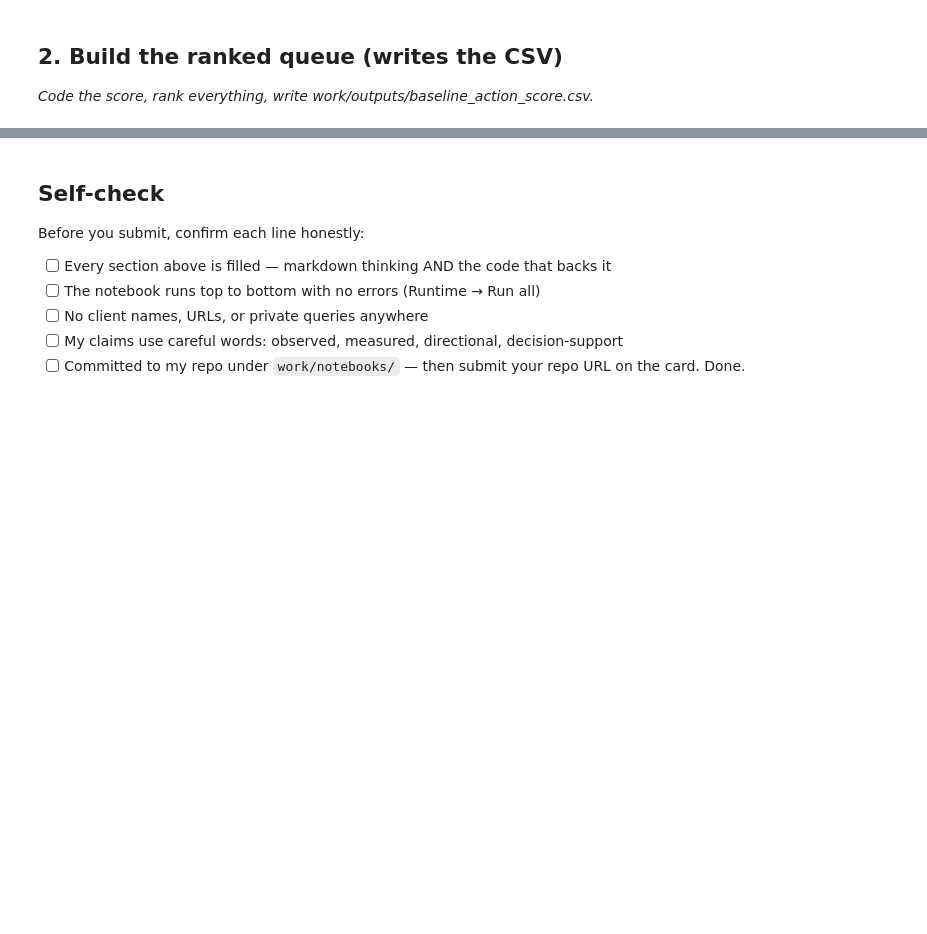
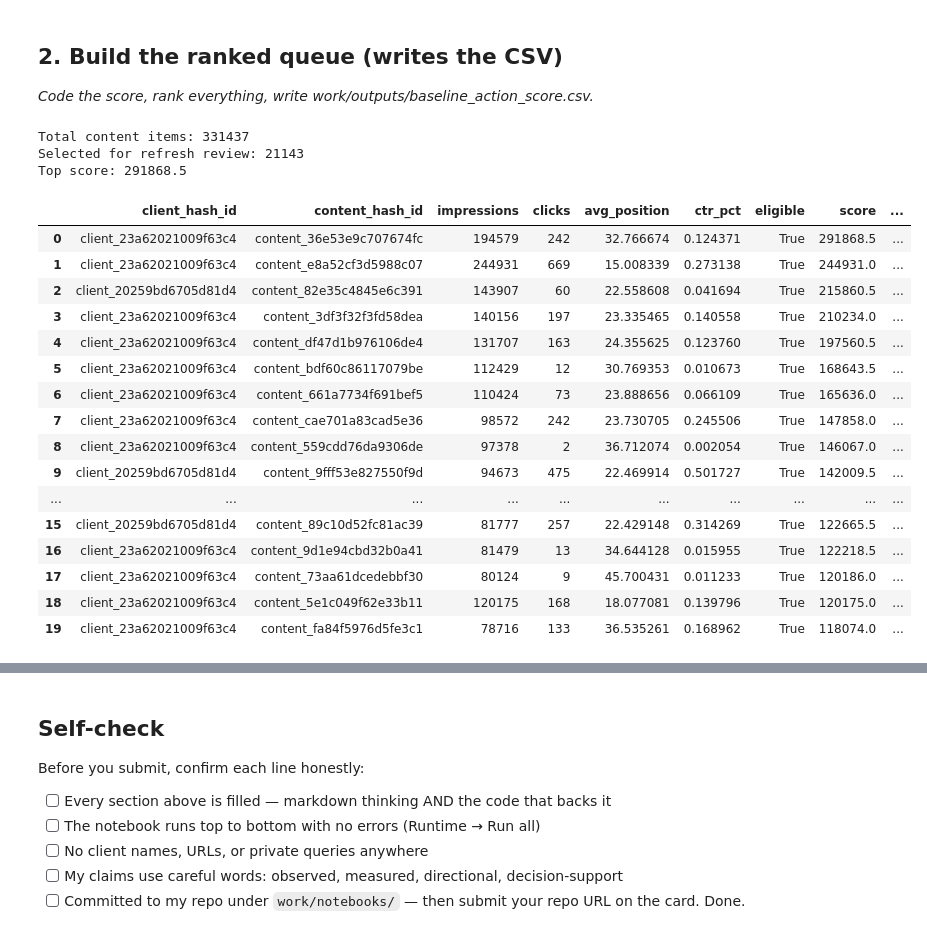
Before and after one commit to faheem-danish/internship-starter-1, a Jupyter notebook: work/notebooks/w04_baseline_score.ipynb, the cells around one changed output, grey strips where cells are left out. Saved outputs shown, nothing was run; the diff lists cells and outputs as text; code cells hidden in the pictures; blank space fills up the shorter version.

Commit message:
Complete W04 baseline score

```diff
--- a/work/notebooks/w04_baseline_score.ipynb
+++ b/work/notebooks/w04_baseline_score.ipynb
@@ -17,3 +191,78 @@ This skeleton is yours to fill. Work the sections **in order** — each one has
 ## 2. Build the ranked queue (writes the CSV)
 
 *Code the score, rank everything, write work/outputs/baseline_action_score.csv.*
+# %%
+# This cell is for CODE (numbers, a query, a check).
+# Write your text answer in the cell ABOVE this one — typing sentences here breaks Run All.
+# Work from the content-level dataframe
+df = content_df.copy()
+
+# Eligibility: enough search visibility + position opportunity
+df["eligible"] = (
+    (df["impressions"] >= 500) &
+    (df["avg_position"] >= 11)
+)
+
+# Transparent baseline score
+# More impressions = larger opportunity.
+# Worse position = larger opportunity.
+position_factor = np.where(
+    df["avg_position"] >= 21,
+    1.5,
+    1.0
+)
+
+df["score"] = (
+    df["impressions"] *
+    position_factor
+)
+
+# One reason code
+df["reason_code"] = np.where(
+    df["eligible"],
+    "visible_position_opportunity",
+    "not_eligible"
+)
+
+# Action label
+df["action"] = np.where(
+    df["eligible"],
+    "refresh_review",
+    "no_action"
+)
+
+# Rank eligible content
+queue = (
+    df[df["eligible"]]
+    .sort_values("score", ascending=False)
+    .reset_index(drop=True)
+)
+
+queue["rank"] = np.arange(1, len(queue) + 1)
+
+print("Total content items:", len(df))
+print("Selected for refresh review:", len(queue))
+print("Top score:", round(queue["score"].max(), 2))
+
+display(queue.head(20))
+# %% [output]
+Total content items: 331437
+Selected for refresh review: 21143
+Top score: 291868.5
+|  | client_hash_id | content_hash_id | impressions | clicks | avg_position | ctr_pct | eligible | score | ... |
+| 0 | client_23a62021009f63c4 | content_36e53e9c707674fc | 194579 | 242 | 32.766674 | 0.124371 | True | 291868.5 | ... |
+| 1 | client_23a62021009f63c4 | content_e8a52cf3d5988c07 | 244931 | 669 | 15.008339 | 0.273138 | True | 244931.0 | ... |
+| 2 | client_20259bd6705d81d4 | content_82e35c4845e6c391 | 143907 | 60 | 22.558608 | 0.041694 | True | 215860.5 | ... |
+| 3 | client_23a62021009f63c4 | content_3df3f32f3fd58dea | 140156 | 197 | 23.335465 | 0.140558 | True | 210234.0 | ... |
+| 4 | client_23a62021009f63c4 | content_df47d1b976106de4 | 131707 | 163 | 24.355625 | 0.123760 | True | 197560.5 | ... |
+| 5 | client_23a62021009f63c4 | content_bdf60c86117079be | 112429 | 12 | 30.769353 | 0.010673 | True | 168643.5 | ... |
+| 6 | client_23a62021009f63c4 | content_661a7734f691bef5 | 110424 | 73 | 23.888656 | 0.066109 | True | 165636.0 | ... |
+| 7 | client_23a62021009f63c4 | content_cae701a83cad5e36 | 98572 | 242 | 23.730705 | 0.245506 | True | 147858.0 | ... |
+| 8 | client_23a62021009f63c4 | content_559cdd76da9306de | 97378 | 2 | 36.712074 | 0.002054 | True | 146067.0 | ... |
+| 9 | client_20259bd6705d81d4 | content_9fff53e827550f9d | 94673 | 475 | 22.469914 | 0.501727 | True | 142009.5 | ... |
+| ... | ... | ... | ... | ... | ... | ... | ... | ... | ... |
+| 15 | client_20259bd6705d81d4 | content_89c10d52fc81ac39 | 81777 | 257 | 22.429148 | 0.314269 | True | 122665.5 | ... |
+| 16 | client_23a62021009f63c4 | content_9d1e94cbd32b0a41 | 81479 | 13 | 34.644128 | 0.015955 | True | 122218.5 | ... |
+| 17 | client_23a62021009f63c4 | content_73aa61dcedebbf30 | 80124 | 9 | 45.700431 | 0.011233 | True | 120186.0 | ... |
+| 18 | client_23a62021009f63c4 | content_5e1c049f62e33b11 | 120175 | 168 | 18.077081 | 0.139796 | True | 120175.0 | ... |
+| 19 | client_23a62021009f63c4 | content_fa84f5976d5fe3c1 | 78716 | 133 | 36.535261 | 0.168962 | True | 118074.0 | ... |
```
Also changed, not shown: parts of 19 cells of this notebook.
